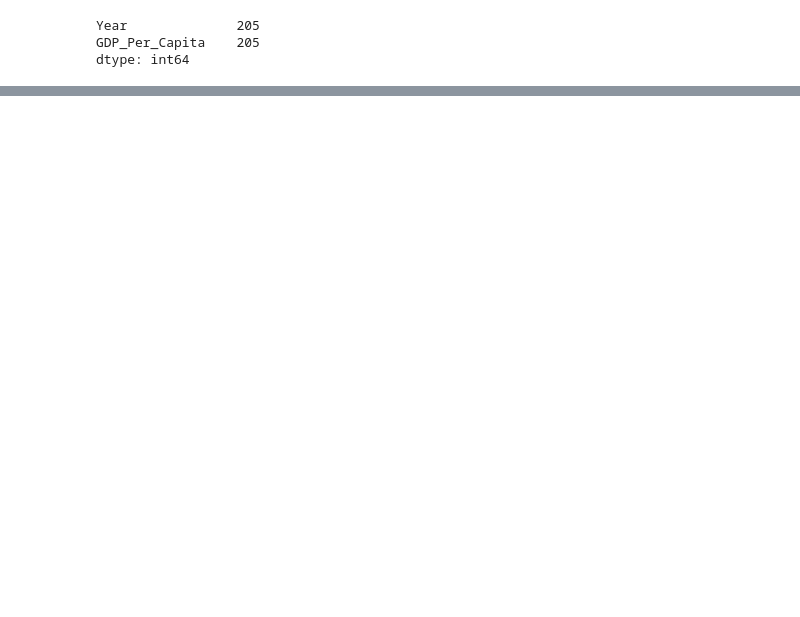
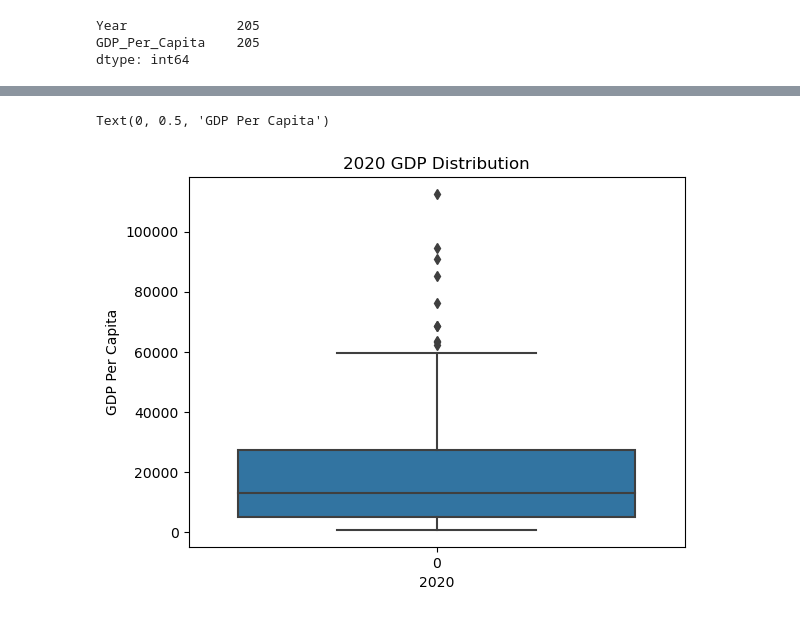
Before and after one commit to NSS-Full-Time-Data-Analytics-11/un-project-nelson-aaron-j, a Jupyter notebook: notebooks/nelson_un_project.ipynb, the cells around one changed output, grey strips where cells are left out. Saved outputs shown, nothing was run; the diff lists cells and outputs as text; code cells hidden in the pictures; blank space fills up the shorter version.

```diff
--- a/notebooks/nelson_un_project.ipynb
+++ b/notebooks/nelson_un_project.ipynb
@@ -159,0 +201,8 @@ Look at the number of observations per year. What do you notice?
+# %%
+sns.boxplot(gdp2020.GDP_Per_Capita)
+plt.title('2020 GDP Distribution')
+plt.xlabel('2020')
+plt.ylabel('GDP Per Capita')
+# %% [output]
+Text(0, 0.5, 'GDP Per Capita')
+[figure, added]
```
Also changed, not shown: parts of 17 cells of this notebook.
